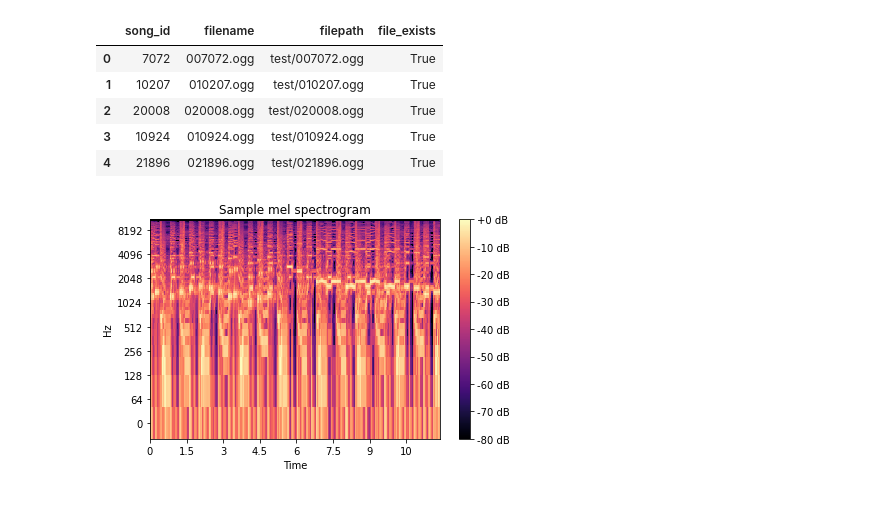
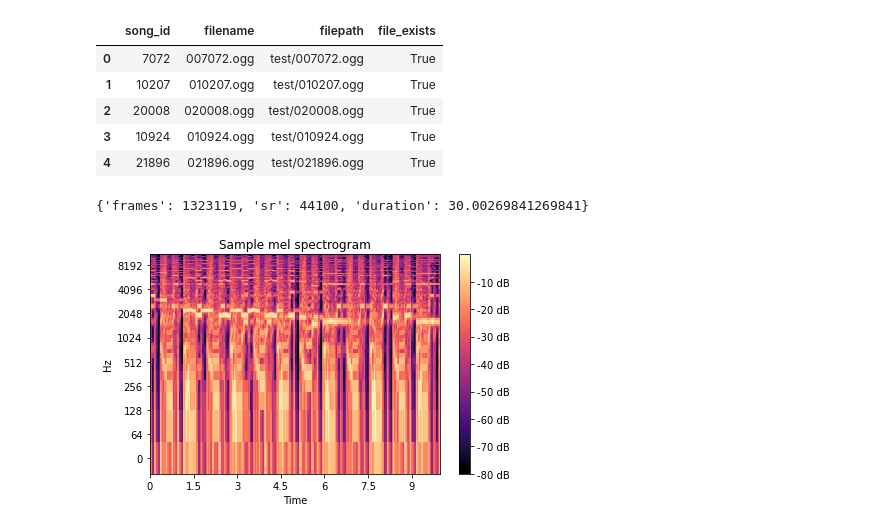
Before and after one commit to bk-anupam/KaggleChallenges, a Jupyter notebook: AUDIO/MusicClassification/data_preprocessing_iter2.ipynb, the cells around one changed output. Drawn from its saved outputs; the diff is of its cells as text; code cells hidden in the pictures.

Commit message:
mel spectrogram generation using audio augmentation

```diff
--- a/AUDIO/MusicClassification/data_preprocessing_iter2.ipynb
+++ b/AUDIO/MusicClassification/data_preprocessing_iter2.ipynb
@@ -93,0 +108,12 @@ def read_audio(conf, pathname, trim_long_data):
+# %%
+import soundfile
+
+def read_audio(audio_path, is_train=True, is_crop_or_pad=True):
+    y, sr = soundfile.read(audio_path)
+    if len(y.shape) > 1:
+        y = np.mean(y, axis=1)
+    #y, sr = librosa.load(audio_path, sr=AudioConfig.sampling_rate, res_type="kaiser_fast")
+    if is_crop_or_pad:
+        audio_samples_length = AudioConfig.sampling_rate * AudioConfig.duration
+        y = crop_or_pad(y, audio_samples_length, is_train=is_train)
+    return (y, sr)
@@ -94 +151,24 @@ def read_audio(conf, pathname, trim_long_data):
+# %%
+def create_mel_spec(y, sr, conf):
+    """
+    Computes a mel-spectrogram and puts it at decibel scale
+    Arguments:
+        y {np array} -- signal
+        sr {int} -- audio sample rate
+        conf {AudioParams} -- Parameters to use for the spectrogram. Expected to have the attributes sr, n_mels, n_fft, hop_length
+    Returns:
+        np array -- Mel-spectrogram
+    """
+    mel_s = librosa.feature.melspectrogram(
+        y=y,
+        sr=sr,
+        n_mels=conf.n_mels,
+        n_fft=conf.n_fft,
+        hop_length=conf.hop_length,
+        fmin=conf.fmin,
+        fmax=conf.fmax
+    )
+    # convert amplitude to decibels
+    mel_s = librosa.power_to_db(mel_s, ref=np.max)
+    return mel_s
 # %%
@@ -127,10 +207,26 @@ def show_spectrogram(spec, title, sr, hop_length, y_axis='log', x_axis='time'):
     plt.colorbar(format='%+2.0f dB')
     plt.tight_layout()
     plt.show()
+# %%
+from soundfile import SoundFile
+
+def get_audio_info(filepath):
+    """Get some properties from  an audio file"""
+    with SoundFile(filepath) as f:
+        sr = f.samplerate
+        frames = f.frames
+        duration = float(frames)/sr
+    return {"frames": frames, "sr": sr, "duration": duration}
+
+result = get_audio_info("./data/train/000004.ogg")
+result
+# %% [output]
+{'frames': 1323119, 'sr': 44100, 'duration': 30.00269841269841}
 # %%
 # test by generating and displaying some mel spectrograms
 audio_path = "./data/train/000002.ogg"
-sample_mels = create_mel_sepc(audio_path)
-show_spectrogram(sample_mels, "Sample mel spectrogram", sr=conf.sampling_rate, hop_length=conf.hop_length)
+y, sr = read_audio(audio_path)
+sample_mels = create_mel_spec(y, sr, AudioConfig)
+show_spectrogram(sample_mels, "Sample mel spectrogram", sr=AudioConfig.sampling_rate, hop_length=AudioConfig.hop_length)
 # %% [output]
-[figure, old version]
+[figure, new version]
```
Also changed, not shown: parts of 19 cells of this notebook.
